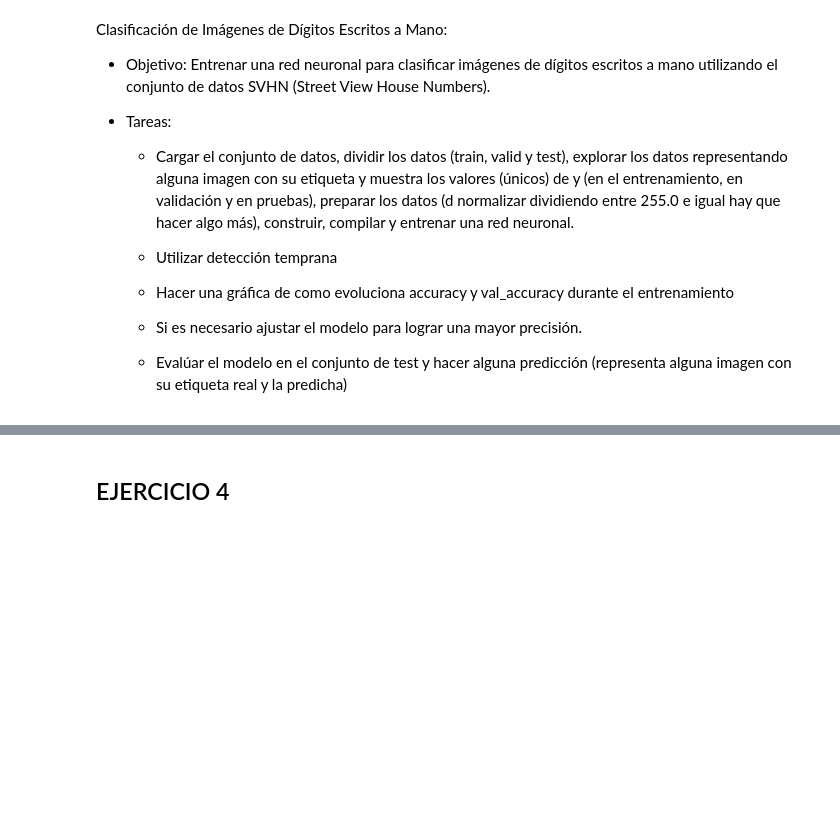
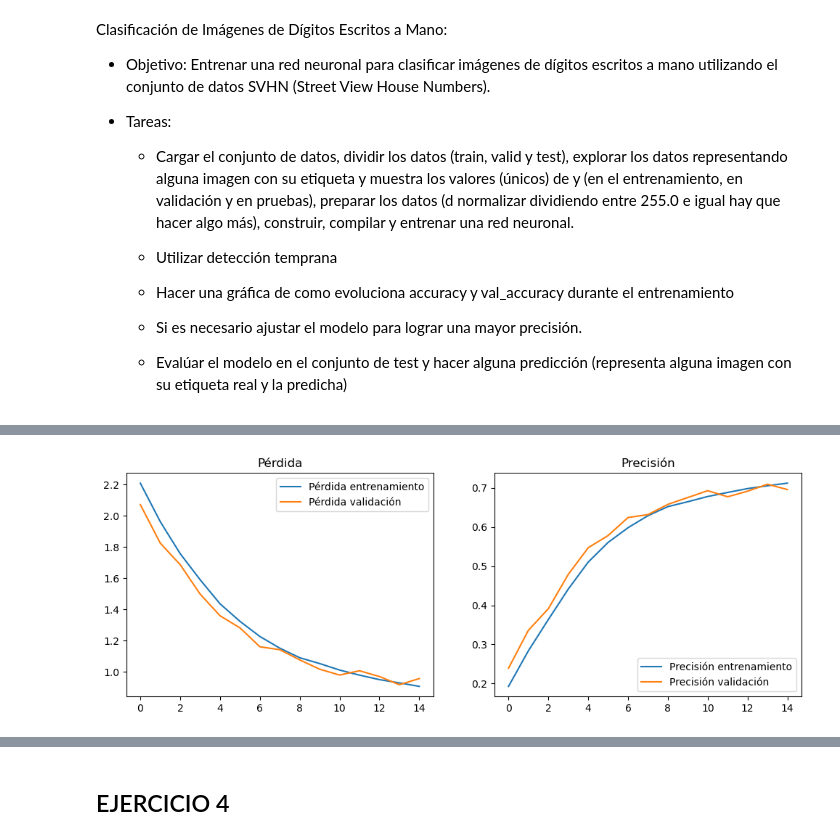
Before and after one commit to jonfdg9/IA, a Jupyter notebook: SAPA/Redes Neuronales/4_3Ejercicios.ipynb, the cells around one changed output, grey strips where cells are left out. Saved outputs shown, nothing was run; the diff lists cells and outputs as text; code cells hidden in the pictures; blank space fills up the shorter version.

```diff
--- a/SAPA/Redes Neuronales/4_3Ejercicios.ipynb
+++ b/SAPA/Redes Neuronales/4_3Ejercicios.ipynb
@@ -205,0 +256,17 @@ Downloading data from http://ufldl.stanford.edu/housenumbers/train_32x32.mat
+# %%
+# Graficar el historial de entrenamiento
+plt.figure(figsize=(12, 4))
+plt.subplot(1, 2, 1)
+plt.plot(history.history['loss'], label='Pérdida entrenamiento')
+plt.plot(history.history['val_loss'], label='Pérdida validación')
+plt.legend()
+plt.title('Pérdida')
+
+plt.subplot(1, 2, 2)
+plt.plot(history.history['accuracy'], label='Precisión entrenamiento')
+plt.plot(history.history['val_accuracy'], label='Precisión validación')
+plt.legend()
+plt.title('Precisión')
+plt.show()
+# %% [output]
+[figure, added]
```
Also changed, not shown: parts of 14 cells of this notebook, 3 other files.
